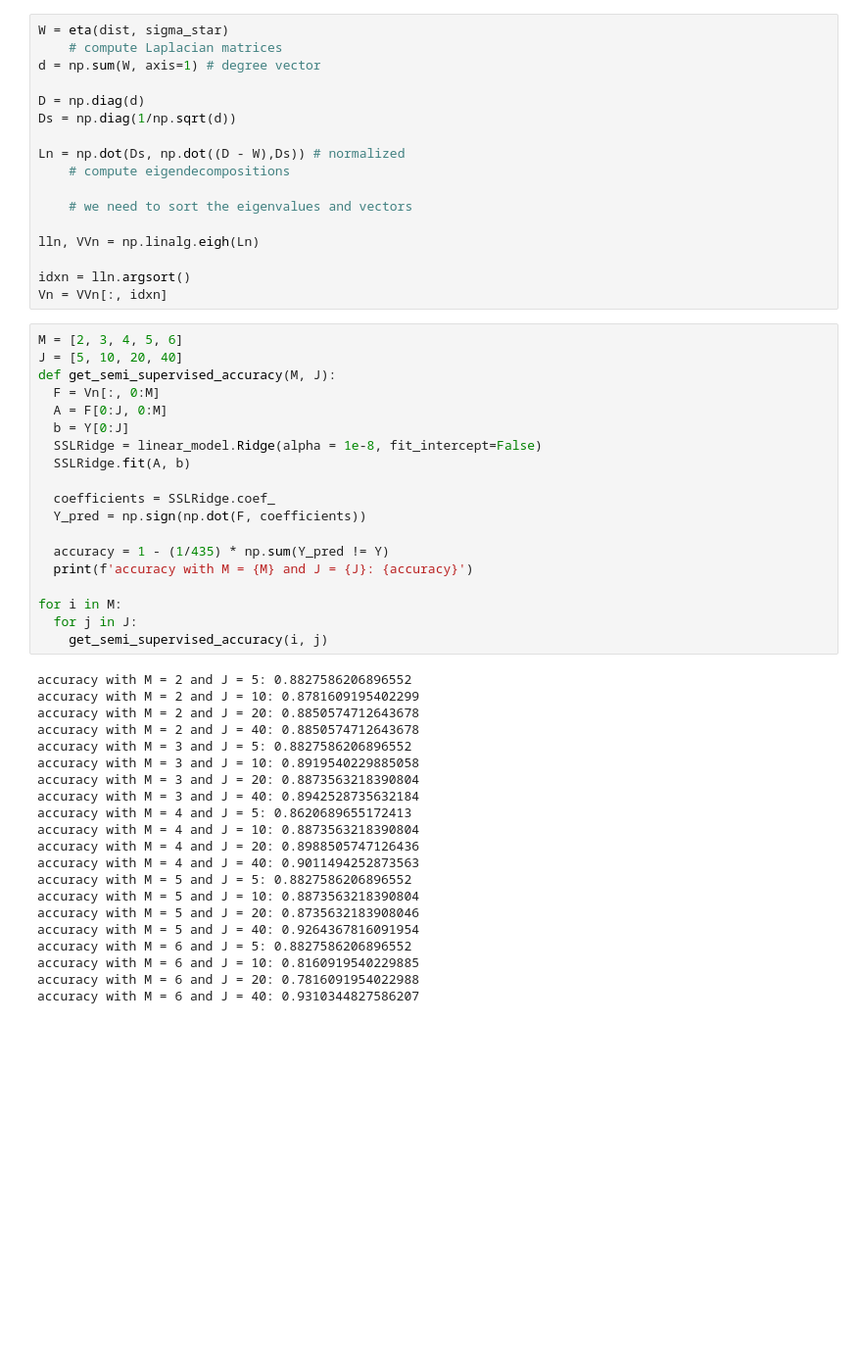
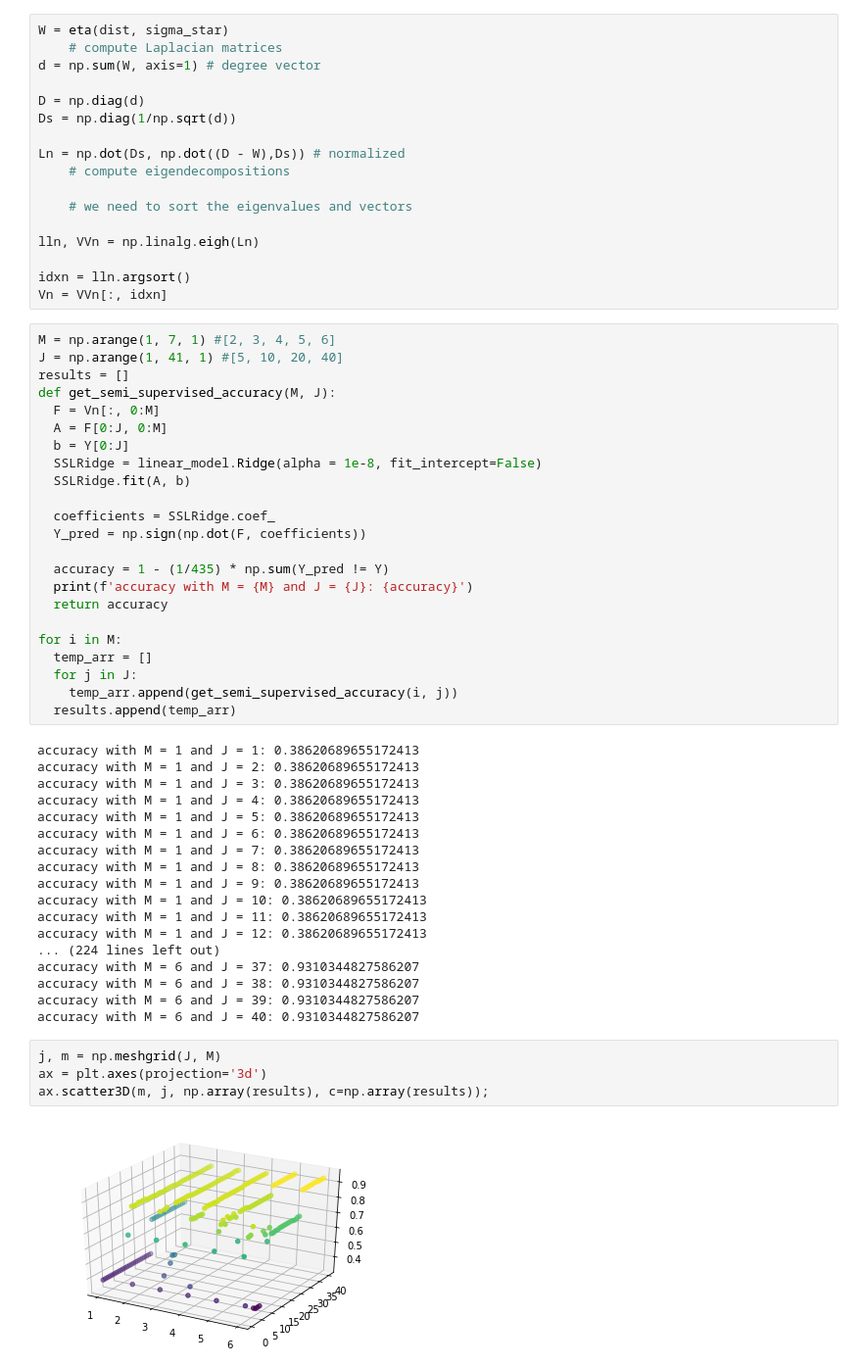
Before and after one commit to NSC508/AMATH-482, a Jupyter notebook: Homework Assignments/Homework 4/HW4.ipynb, the cells around one changed output. Shown at 98% size. Cells and saved outputs as stored; diff of their text form; blank space fills up the shorter version.

Commit message:
Added 3d plot as well

```diff
--- a/Homework Assignments/Homework 4/HW4.ipynb
+++ b/Homework Assignments/Homework 4/HW4.ipynb
@@ -133,8 +133,9 @@ lln, VVn = np.linalg.eigh(Ln)
 idxn = lln.argsort()
 Vn = VVn[:, idxn]
 # %%
-M = [2, 3, 4, 5, 6]
-J = [5, 10, 20, 40]
+M = np.arange(1, 7, 1) #[2, 3, 4, 5, 6]
+J = np.arange(1, 41, 1) #[5, 10, 20, 40]
+results = []
 def get_semi_supervised_accuracy(M, J):
   F = Vn[:, 0:M]
   A = F[0:J, 0:M]
@@ -147,28 +148,34 @@ def get_semi_supervised_accuracy(M, J):
 
   accuracy = 1 - (1/435) * np.sum(Y_pred != Y)
   print(f'accuracy with M = {M} and J = {J}: {accuracy}')
+  return accuracy
 
 for i in M:
+  temp_arr = []
   for j in J:
-    get_semi_supervised_accuracy(i, j)
+    temp_arr.append(get_semi_supervised_accuracy(i, j))
+  results.append(temp_arr)
 # %% [output]
-accuracy with M = 2 and J = 5: 0.8827586206896552
-accuracy with M = 2 and J = 10: 0.8781609195402299
-accuracy with M = 2 and J = 20: 0.8850574712643678
-accuracy with M = 2 and J = 40: 0.8850574712643678
-accuracy with M = 3 and J = 5: 0.8827586206896552
-accuracy with M = 3 and J = 10: 0.8919540229885058
-accuracy with M = 3 and J = 20: 0.8873563218390804
-accuracy with M = 3 and J = 40: 0.8942528735632184
-accuracy with M = 4 and J = 5: 0.8620689655172413
-accuracy with M = 4 and J = 10: 0.8873563218390804
-accuracy with M = 4 and J = 20: 0.8988505747126436
-accuracy with M = 4 and J = 40: 0.9011494252873563
-accuracy with M = 5 and J = 5: 0.8827586206896552
-accuracy with M = 5 and J = 10: 0.8873563218390804
-accuracy with M = 5 and J = 20: 0.8735632183908046
-accuracy with M = 5 and J = 40: 0.9264367816091954
-accuracy with M = 6 and J = 5: 0.8827586206896552
-accuracy with M = 6 and J = 10: 0.8160919540229885
-accuracy with M = 6 and J = 20: 0.7816091954022988
+accuracy with M = 1 and J = 1: 0.38620689655172413
+accuracy with M = 1 and J = 2: 0.38620689655172413
+accuracy with M = 1 and J = 3: 0.38620689655172413
+accuracy with M = 1 and J = 4: 0.38620689655172413
+accuracy with M = 1 and J = 5: 0.38620689655172413
+accuracy with M = 1 and J = 6: 0.38620689655172413
+accuracy with M = 1 and J = 7: 0.38620689655172413
+accuracy with M = 1 and J = 8: 0.38620689655172413
+accuracy with M = 1 and J = 9: 0.38620689655172413
+accuracy with M = 1 and J = 10: 0.38620689655172413
+accuracy with M = 1 and J = 11: 0.38620689655172413
+accuracy with M = 1 and J = 12: 0.38620689655172413
+... (224 lines left out)
+accuracy with M = 6 and J = 37: 0.9310344827586207
+accuracy with M = 6 and J = 38: 0.9310344827586207
+accuracy with M = 6 and J = 39: 0.9310344827586207
 accuracy with M = 6 and J = 40: 0.9310344827586207
+# %%
+j, m = np.meshgrid(J, M)
+ax = plt.axes(projection='3d')
+ax.scatter3D(m, j, np.array(results), c=np.array(results));
+# %% [output]
+[figure, added]
```
Also changed, not shown: parts of 3 cells of this notebook.
